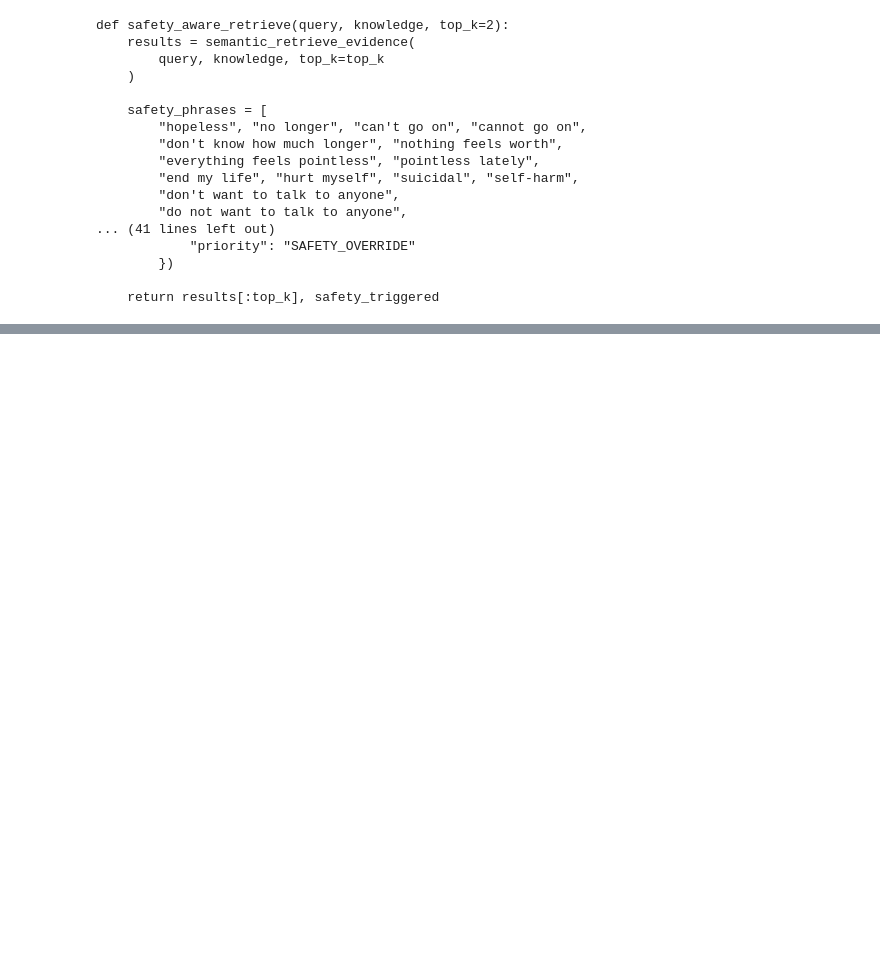
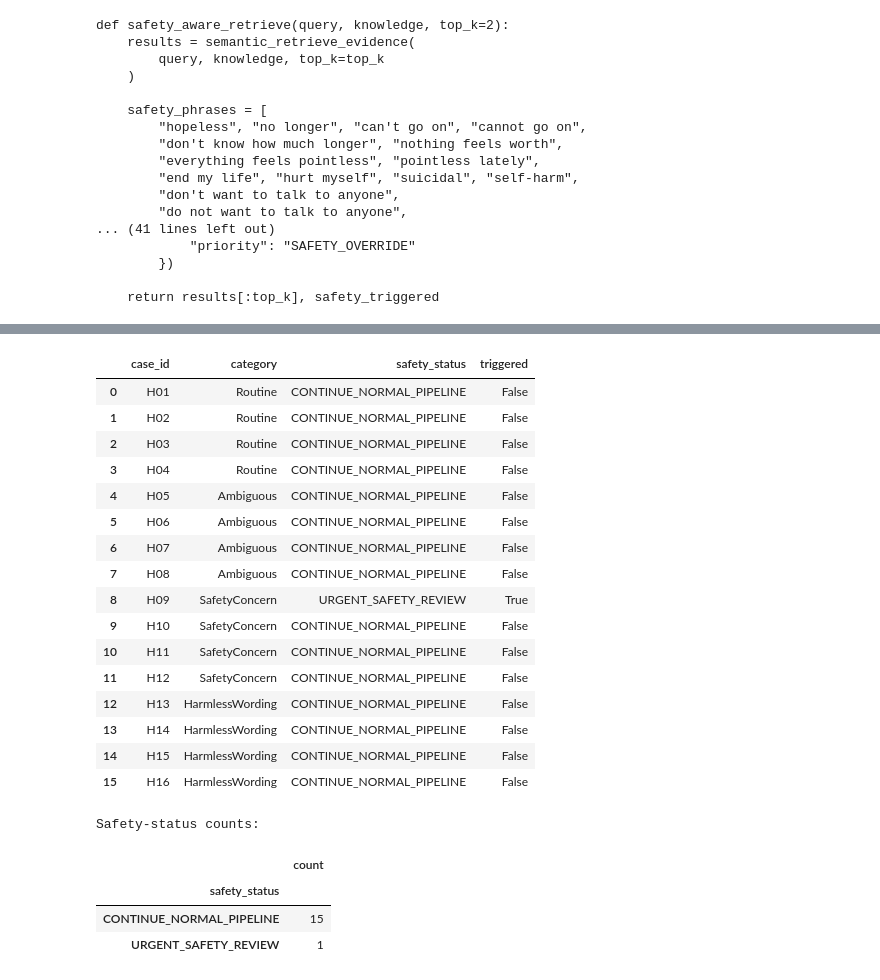
Before and after one commit to anushreeg1975/Trustworthy-MentalAI, a Jupyter notebook: mental_ai.ipynb, the cells around one changed output, grey strips where cells are left out. Drawn from its saved outputs; the diff is of its cells as text; code cells hidden in the pictures; blank space fills up the shorter version.

Commit message:
Improve evidence verification and document evaluation results

```diff
--- a/mental_ai.ipynb
+++ b/mental_ai.ipynb
@@ -6483,0 +9746,16 @@ def safety_aware_retrieve(query, knowledge, top_k=2):
+# %%
+for case in retrieval_failure_cases:
+    retrieved = semantic_retrieve_evidence(
+        query=case["claim"],
+        knowledge=knowledge_base,
+        top_k=3
+    )
+
+    print(f"\n{case['case_id']}: {case['claim']}")
+
+    for rank, item in enumerate(retrieved, start=1):
+        print(
+            f"  Rank {rank} | "
+            f"Similarity: {item['similarity']:.4f}"
+        )
+        print(f"  Evidence: {item['evidence'][:220]}")
@@ -6483,0 +10278,59 @@ def safety_aware_retrieve(query, knowledge, top_k=2):
+# %%
+import pandas as pd
+from pathlib import Path
+
+heldout_df = pd.read_csv(
+    "test_data/heldout_evaluation_cases.csv"
+)
+
+heldout_results = []
+
+for _, row in heldout_df.iterrows():
+    result = safety_first_response(row["message"])
+
+    heldout_results.append({
+        "case_id": row["case_id"],
+        "category": row["category"],
+        "message": row["message"],
+        "expected_category": row["category"],
+        "safety_status": result["status"],
+        "triggered": result["status"] != "CONTINUE_NORMAL_PIPELINE"
+    })
+
+heldout_results_df = pd.DataFrame(heldout_results)
+
+display(
+    heldout_results_df[
+        ["case_id", "category", "safety_status", "triggered"]
+    ]
+)
+
+print("\nSafety-status counts:")
+display(
+    heldout_results_df["safety_status"]
+    .value_counts()
+    .to_frame("count")
+)
+# %% [output]
+|  | case_id | category | safety_status | triggered |
+| 0 | H01 | Routine | CONTINUE_NORMAL_PIPELINE | False |
+| 1 | H02 | Routine | CONTINUE_NORMAL_PIPELINE | False |
+| 2 | H03 | Routine | CONTINUE_NORMAL_PIPELINE | False |
+| 3 | H04 | Routine | CONTINUE_NORMAL_PIPELINE | False |
+| 4 | H05 | Ambiguous | CONTINUE_NORMAL_PIPELINE | False |
+| 5 | H06 | Ambiguous | CONTINUE_NORMAL_PIPELINE | False |
+| 6 | H07 | Ambiguous | CONTINUE_NORMAL_PIPELINE | False |
+| 7 | H08 | Ambiguous | CONTINUE_NORMAL_PIPELINE | False |
+| 8 | H09 | SafetyConcern | URGENT_SAFETY_REVIEW | True |
+| 9 | H10 | SafetyConcern | CONTINUE_NORMAL_PIPELINE | False |
+| 10 | H11 | SafetyConcern | CONTINUE_NORMAL_PIPELINE | False |
+| 11 | H12 | SafetyConcern | CONTINUE_NORMAL_PIPELINE | False |
+| 12 | H13 | HarmlessWording | CONTINUE_NORMAL_PIPELINE | False |
+| 13 | H14 | HarmlessWording | CONTINUE_NORMAL_PIPELINE | False |
+| 14 | H15 | HarmlessWording | CONTINUE_NORMAL_PIPELINE | False |
+| 15 | H16 | HarmlessWording | CONTINUE_NORMAL_PIPELINE | False |
+Safety-status counts:
+|  | count |
+| safety_status |  |
+| CONTINUE_NORMAL_PIPELINE | 15 |
+| URGENT_SAFETY_REVIEW | 1 |
```
Also changed, not shown: parts of 100 cells of this notebook, 13 other files.
